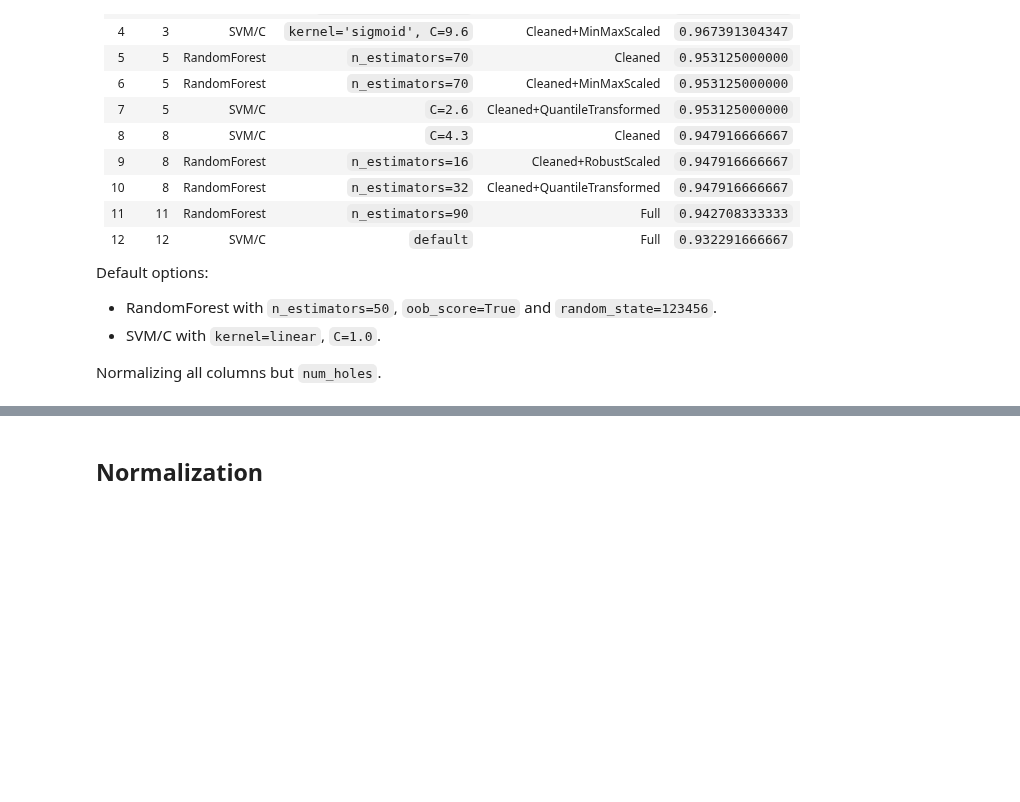
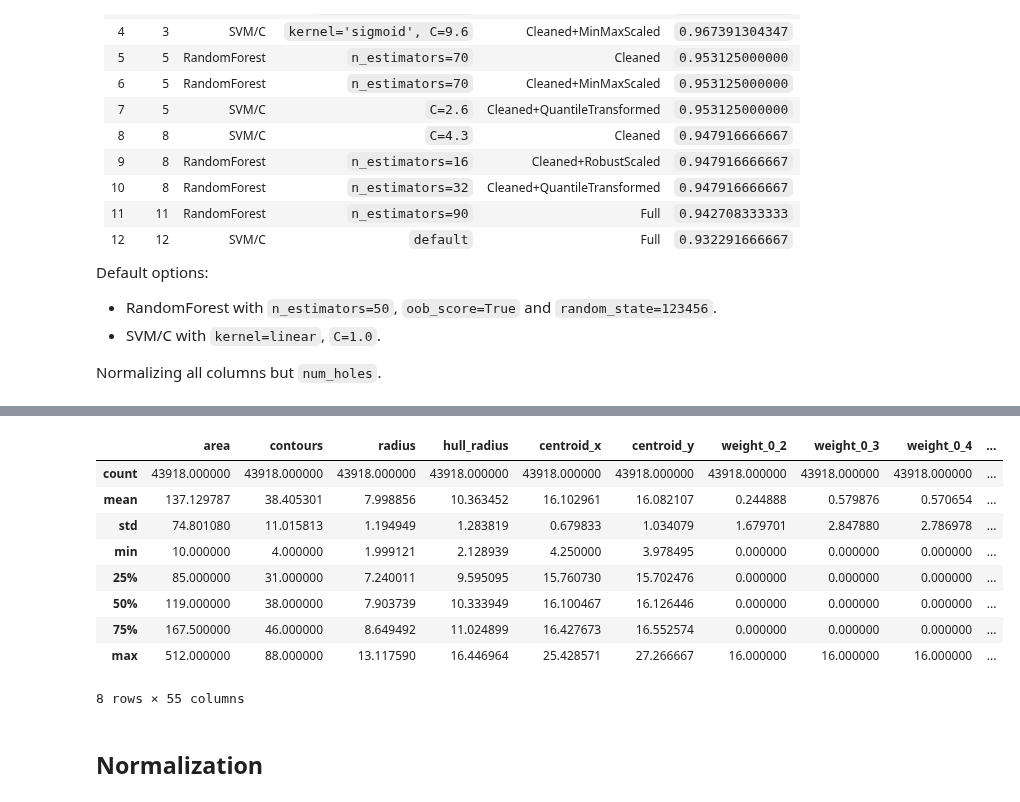
Before and after one commit to jsmienk/IML, a Jupyter notebook: notebooks/preprocessing_tryouts.ipynb, the cells around one changed output, grey strips where cells are left out. Drawn from its saved outputs; the diff is of its cells as text; code cells hidden in the pictures; blank space fills up the shorter version.

```diff
--- a/notebooks/preprocessing_tryouts.ipynb
+++ b/notebooks/preprocessing_tryouts.ipynb
@@ -87,3 +88,38 @@ data_v4.describe()
+# %%
+data_v5 = data_v4.append(mnist).fillna(0)
+
+# Reorder columns
+column_order = [
+    "area",
+    "contours",
+    "radius",
+    "hull_radius",
+    "centroid_x",
+    "centroid_y",
+]
+
+COUNT = 8
+for x in range(COUNT):
+    for y in range(COUNT):
+        column_order.append('_'.join(['weight', str(x), str(y)]))
+column_order.append("num_holes")
+column_order.append("label")
+
+data_v5 = data_v5[column_order]
+means = data_v5.mean()
+data_v5 = data_v5.drop(means[means < .015].index, axis=1)
+data_v5.describe()
+# %% [output]
+|  | area | contours | radius | hull_radius | centroid_x | centroid_y | weight_0_2 | weight_0_3 | weight_0_4 | ... |
+| count | 43918.000000 | 43918.000000 | 43918.000000 | 43918.000000 | 43918.000000 | 43918.000000 | 43918.000000 | 43918.000000 | 43918.000000 | ... |
+| mean | 137.129787 | 38.405301 | 7.998856 | 10.363452 | 16.102961 | 16.082107 | 0.244888 | 0.579876 | 0.570654 | ... |
+| std | 74.801080 | 11.015813 | 1.194949 | 1.283819 | 0.679833 | 1.034079 | 1.679701 | 2.847880 | 2.786978 | ... |
+| min | 10.000000 | 4.000000 | 1.999121 | 2.128939 | 4.250000 | 3.978495 | 0.000000 | 0.000000 | 0.000000 | ... |
+| 25% | 85.000000 | 31.000000 | 7.240011 | 9.595095 | 15.760730 | 15.702476 | 0.000000 | 0.000000 | 0.000000 | ... |
+| 50% | 119.000000 | 38.000000 | 7.903739 | 10.333949 | 16.100467 | 16.126446 | 0.000000 | 0.000000 | 0.000000 | ... |
+| 75% | 167.500000 | 46.000000 | 8.649492 | 11.024899 | 16.427673 | 16.552574 | 0.000000 | 0.000000 | 0.000000 | ... |
+| max | 512.000000 | 88.000000 | 13.117590 | 16.446964 | 25.428571 | 27.266667 | 16.000000 | 16.000000 | 16.000000 | ... |
+8 rows × 55 columns
 # %% [markdown]
 ## Normalization
 # %%
```
Also changed, not shown: parts of 14 cells of this notebook, 4 other files.
